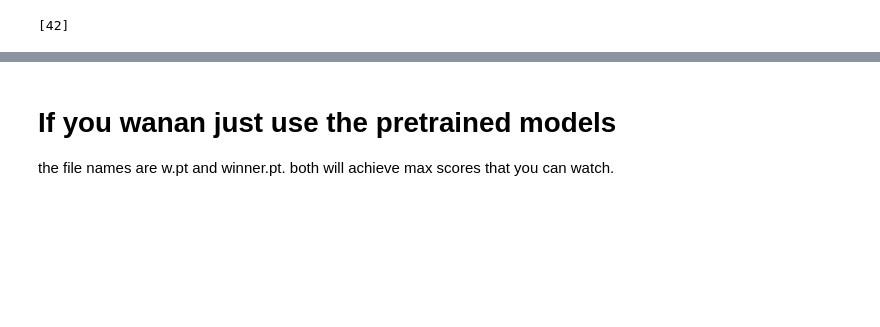
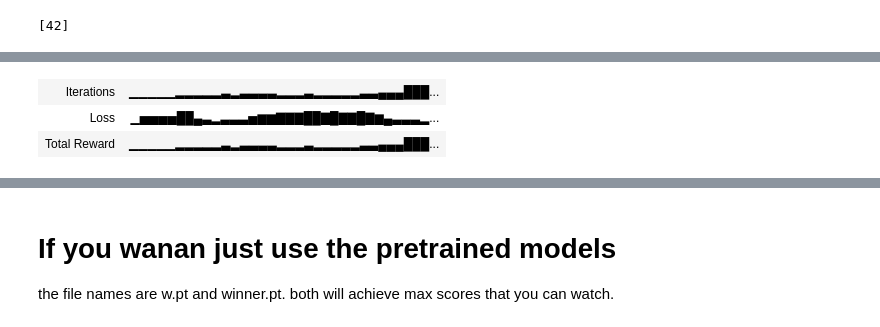
Before and after one commit to thavens/Gym-RL, a Jupyter notebook: dql-cartpole.ipynb, the cells around one changed output, grey strips where cells are left out. Saved outputs shown, nothing was run; the diff lists cells and outputs as text; code cells hidden in the pictures; blank space fills up the shorter version.

```diff
--- a/dql-cartpole.ipynb
+++ b/dql-cartpole.ipynb
@@ -76,9 +81,20 @@ env.seed(42)
 # %%
 EPOCHS = 10000
 EPS_MIN = 0.05
-EPS_MAX = 0.95
+EPS_MAX = 1
 EPS_MOMENT = 0.9
-EPS_DEC = 200
+EPS_DEC = 20
 GAMMA = 0.999
-BS = 512
-TARGET_UPDATE = 10
+good_batch_size = 256
+bad_batch_size = 32
+TARGET_UPDATE = 30
+good_memory_size = int(1e5)
+bad_memory_size = int(1e5)
+clamp = False
+
+config = {'Episodes' : EPOCHS, 'EPS min' : EPS_MIN, 'EPS max' : EPS_MAX, 'EPS dec' : EPS_DEC,
+          'EPS moment' : EPS_MOMENT, 'Gamma' : GAMMA, 'Good Batch size' : good_batch_size, 'Bad Batch Size' : bad_batch_size,
+          'Target udpate' : TARGET_UPDATE, 'Good memory size' : good_memory_size, 'Bad memory size' : bad_memory_size, 'Clamped grads' : clamp}
+run = wandb.init(config=config, reinit=True, project='dql-cartpole', entity='thavens')
+good_mem = Mem(good_memory_size)
+bad_mem = Mem(bad_memory_size)
@@ -117,43 +138,45 @@ pp = ProgressPlot(line_names=['duration'])
 #ppr = ProgressPlot(line_names=['rewards'])
 
 ema = 0
-for i in range(EPOCHS):
-    env.render()
-    pol.eval()
-    state = env.reset()
-    state = torch.tensor(state, dtype=torch.float, device=device).unsqueeze(0)
-    c = 0
-    tr = 0
-    best = 0
-    avgloss = 0
-    losscount = 1
-    while True:
-        env.render()
-        c += 1
+with run:
+    for i in range(EPOCHS):
+        pol.eval()
+        state = env.reset()
+        state = torch.tensor(state, dtype=torch.float, device=device).unsqueeze(0)
+        c = 0
+        tr = 0
+        best = 0
+        avgloss = 0
+        losscount = 1
+        while True:
+            #env.render()
+            c += 1
 
-        #eps = (EPS_MAX-EPS_MIN)/(1+np.exp((-c+ema)/20)) + EPS_MIN
-        eps = EPS_MIN + (EPS_MAX - EPS_MIN) * math.exp(-1. * i / EPS_DEC)
-        a = action(state, 0.05)
-        ns, r, d, _ = env.step(a.item())
-        ns = torch.tensor(ns.copy(), dtype=torch.float, device=device).unsqueeze(0)
+            #eps = (EPS_MAX-EPS_MIN)/(1+np.exp((-c+ema)/20)) + EPS_MIN
+            eps = EPS_MIN + (EPS_MAX - EPS_MIN) * math.exp(-1. * i / EPS_DEC)
+            a = action(state, 0.05)
+            ns, r, d, _ = env.step(a.item())
+            ns = torch.tensor(ns.copy(), dtype=torch.float, device=device).unsqueeze(0)
 
-        tr += r
-        r = torch.tensor(r, dtype=torch.float, device=device)
-        l = opt()
-        if l:
-            avgloss = avgloss + (l-avgloss)/(losscount)
-            losscount += 1
-        if d:
-            ema = EPS_MOMENT * ema + (1-EPS_MOMENT) * c
-            mem.push((state, a, ns, torch.tensor(0, device=device)))
-            break
-        #mem.push((state, a[i], ns, r))
-        mem.push((state, a, ns, r))
-        state = ns
-    if i % TARGET_UPDATE == 0:
-        target.load_state_dict(pol.state_dict())
-    pp.update(c)
-    print(avgloss, '\t\t', end='\r')
-    #ppr.update(float(best))
+            tr += r
+            r = torch.tensor(r, dtype=torch.float, device=device)
+            l = opt()
+            if l:
+                avgloss = avgloss + (l-avgloss)/(losscount)
+                losscount += 1
+            if d:
+                ema = EPS_MOMENT * ema + (1-EPS_MOMENT) * c
+                if c < 500:
+                    bad_mem.push((state, a, ns, torch.tensor(0, device=device)))
+                break
+            good_mem.push((state, a, ns, r))
+            state = ns
+        if i % TARGET_UPDATE == 0:
+            target.load_state_dict(pol.state_dict())
+        pp.update(c)
+        print(avgloss, '\t\t', end='\r')
+        wandb.log({'Loss' : avgloss, 'Iterations' : c, 'Total Reward' : tr})
+        #ppr.update(float(best))
 pp.finalize()
 #ppr.finalize()
+# %% [output]
@@ -159,0 +188,3 @@ pp.finalize()
+| Iterations | ▁▁▁▁▁▂▂▂▂▂▃▂▃▃▃▃▂▂▂▃▂▂▂▂▂▃▃▄▄▄███... |
+| Loss | ▁▅▅▅▅██▄▃▂▃▃▃▅▆▆▇▇▇██▇█▇▇█▇▆▄▃▃▃▂... |
+| Total Reward | ▁▁▁▁▁▂▂▂▂▂▃▂▃▃▃▃▂▂▂▃▂▂▂▂▂▃▃▄▄▄███... |
```
Also changed, not shown: parts of 10 cells of this notebook, 1 other file.
